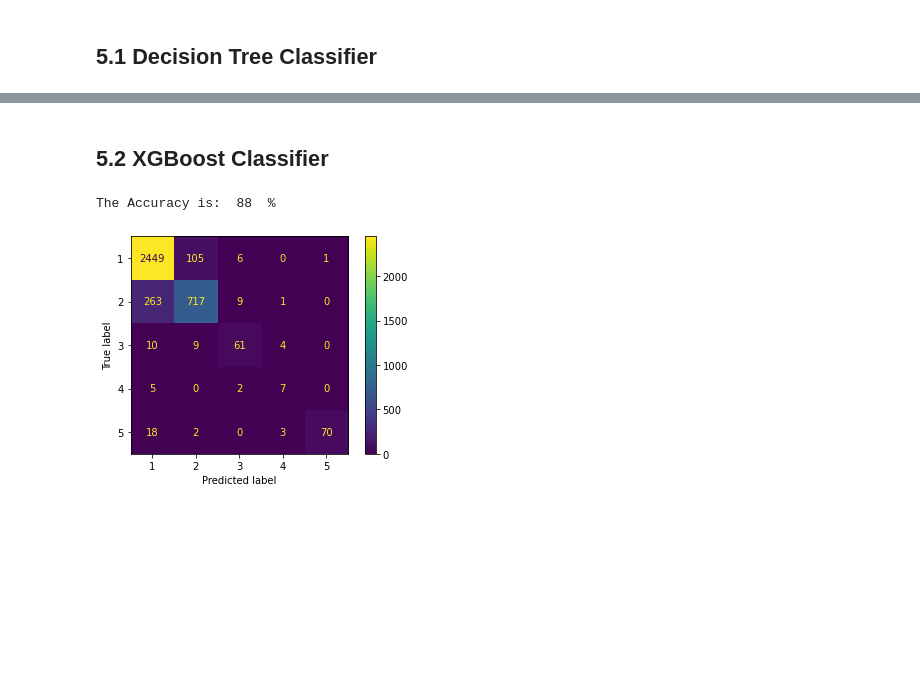
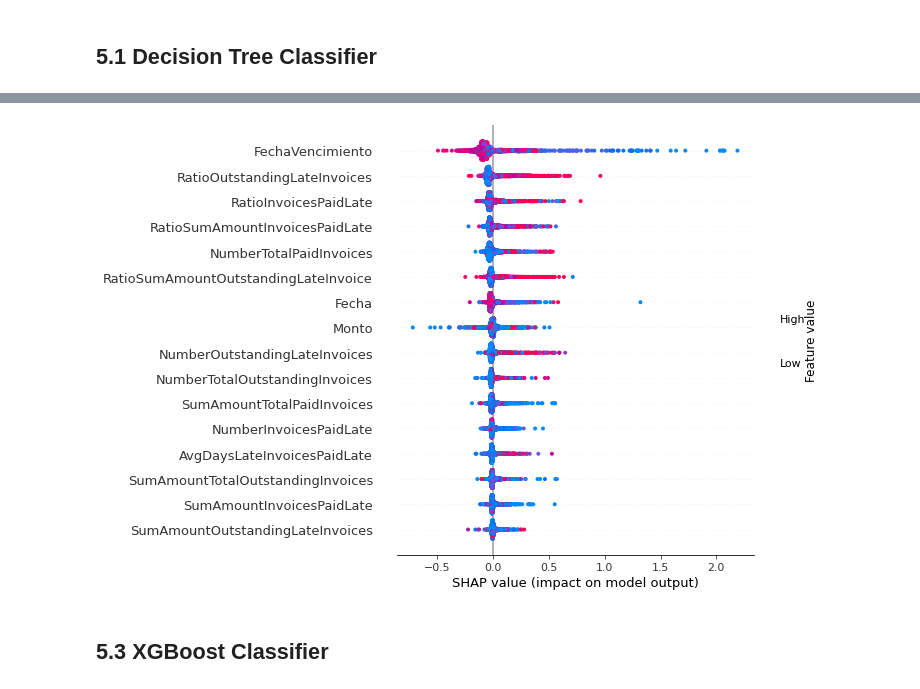
Before and after one commit to jrolopez20/blu-ml, a Jupyter notebook: Forecasting account receivables - Multi Class Classification - Variation.ipynb, the cells around one changed output, grey strips where cells are left out. Drawn from its saved outputs; the diff is of its cells as text; code cells hidden in the pictures; blank space fills up the shorter version.

```diff
--- a/Forecasting account receivables - Multi Class Classification - Variation.ipynb
+++ b/Forecasting account receivables - Multi Class Classification - Variation.ipynb
@@ -474,26 +471,6 @@ Index(['Fecha', 'FechaVencimiento', 'Monto', 'NumberTotalPaidInvoices',
+# %%
+shap.summary_plot(shap_values_rfc)
+# %% [output]
+[figure, added]
 # %% [markdown]
-## 5.2 XGBoost Classifier
+## 5.3 XGBoost Classifier
-# %%
-xgb = XGBClassifier(random_state=0,
-                    n_estimators=1000,
-                    max_depth=3,
-                    learning_rate=0.1,
-                    objective='binary:logistic',
-                    verbosity=0,
-                    use_label_encoder=False)
-
-xgb = xgb.fit(X_train, y_train)
-
-predicted_xgb = xgb.predict(X_test)
-
-ac_simple = render_confusion_matrix(y_test, predicted_xgb, xgb.classes_)
-
-# ac_xgb = accuracy_score(y_test, predicted_xgb)
-# print('The Accuracy for XGBClassifier is: ', int(ac_xgb * 100), " %")
-
-# cm = confusion_matrix(y_test, predicted_xgb, labels=xgb.classes_)
-# disp = ConfusionMatrixDisplay(confusion_matrix=cm, display_labels=xgb.classes_)
-# disp.plot()
-# %% [output]
-The Accuracy is:  88  %
-[figure, removed]
```
Also changed, not shown: parts of 33 cells of this notebook, 2 other files.
